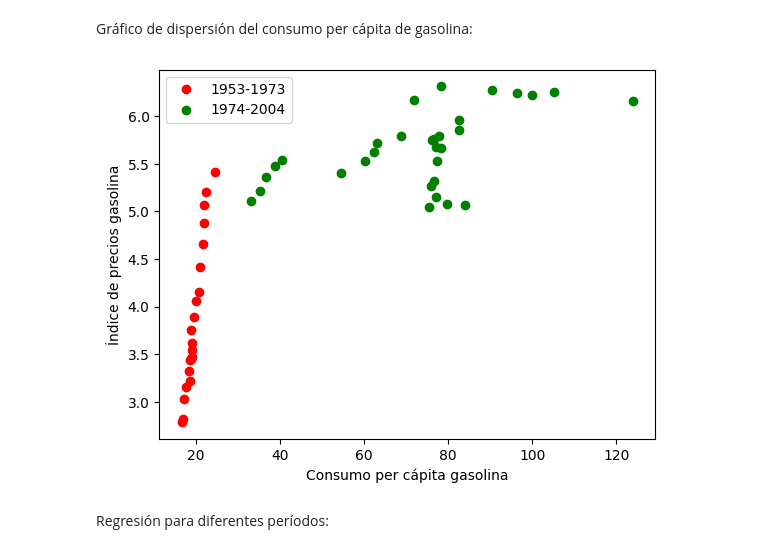
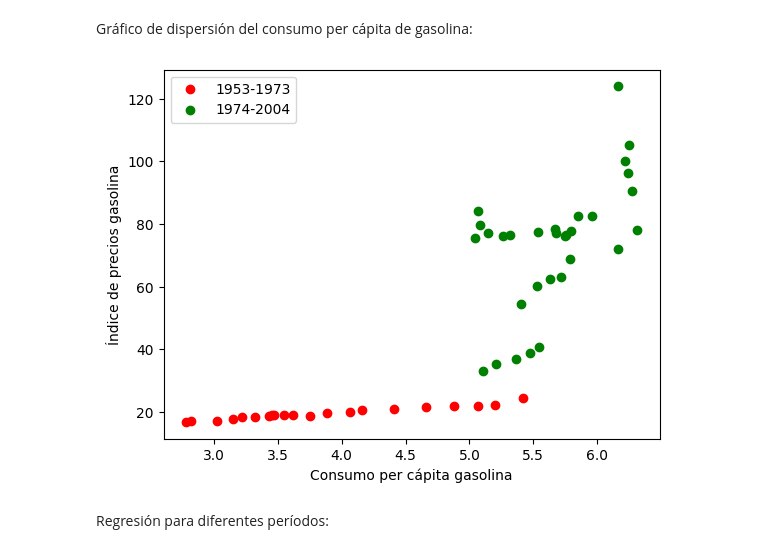
Before and after one commit to juanandres-montero/macroeconometria, a Jupyter notebook: Laboratorio_09_Cambio_Estructural.ipynb, the cells around one changed output. Cells and saved outputs as stored; diff of their text form; code cells hidden in the pictures.

```diff
--- a/Laboratorio_09_Cambio_Estructural.ipynb
+++ b/Laboratorio_09_Cambio_Estructural.ipynb
@@ -72,14 +73,14 @@ Gráfico de dispersión del consumo per cápita de gasolina:
 # %%
 import matplotlib.pyplot as plt
 
-plt.scatter(df[df['Year'] <= 1973]['Gasp'], df[df['Year'] <= 1973]['cons_percapita_millon'], color='red', label='1953-1973')
-plt.scatter(df[df['Year'] > 1973]['Gasp'], df[df['Year'] > 1973]['cons_percapita_millon'], color='green', label='1974-2004')
+plt.scatter(df[df['Year'] <= 1973]['cons_percapita_millon'], df[df['Year'] <= 1973]['Gasp'], color='red', label='1953-1973')
+plt.scatter(df[df['Year'] > 1973]['cons_percapita_millon'],df[df['Year'] > 1973]['Gasp'] , color='green', label='1974-2004')
 plt.legend()
 plt.xlabel('Consumo per cápita gasolina')
 plt.ylabel('Índice de precios gasolina')
 plt.show()
 # %% [output]
-[figure, old version]
+[figure, new version]
 # %% [markdown]
 Regresión para diferentes períodos:
 # %%
```
Also changed, not shown: parts of 31 cells of this notebook.
